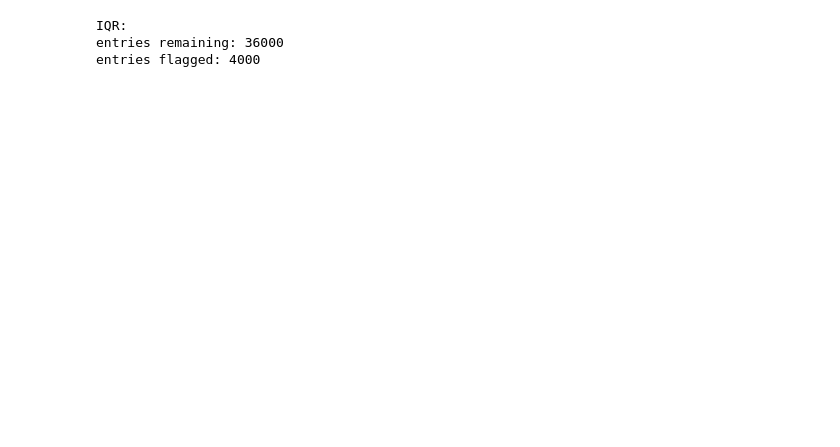
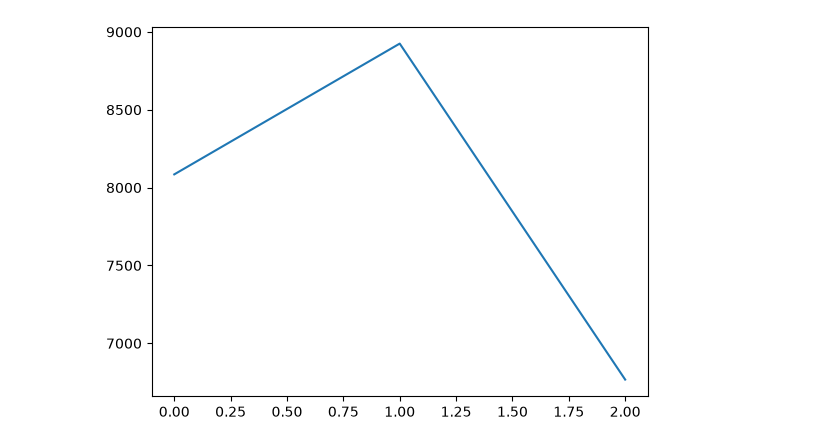
Before and after one commit to matr9s/DatSci_Noise, a Jupyter notebook: pipeline.ipynb, the cells around one changed output. Saved outputs shown, nothing was run; the diff lists cells and outputs as text; code cells hidden in the pictures; blank space fills up the shorter version.

```diff
--- a/pipeline.ipynb
+++ b/pipeline.ipynb
@@ -21,18 +23,7 @@ X, cluster_id = make_blobs(n_samples=sample_amount, n_features=feature_amount, c
 df = pd.DataFrame(X, columns=[f"f{i}" for i in range(X.shape[1])])
-# %%
-#dataset 2 (1 cluster with correlated features)
-
-mean = np.zeros(feature_amount)
-cov = np.random.default_rng(rand).uniform(-0.5, 0.5, size=(feature_amount, feature_amount))
-cov = cov @ cov.T
-X = np.random.default_rng(rand).multivariate_normal(mean, cov, size=sample_amount)
-df = pd.DataFrame(X, columns=[f"f{i}" for i in range(X.shape[1])])
-# %%
-#dataset 3 (nested/ non-linear structure)
-
-X, y = make_gaussian_quantiles(n_samples=sample_amount, n_features=feature_amount, n_classes=3, random_state=rand)
-df = pd.DataFrame(X, columns=[f"f{i}" for i in range(X.shape[1])])
 # %%
+#NOISE ENJECTION FUNCTION
+
 #1 | extreme        | push feature values far outside range
 #2 | gaussian       | add jitter to feature values
 #3 | shuffle        | swap feature values with other row's
@@ -40,7 +31,7 @@ df = pd.DataFrame(X, columns=[f"f{i}" for i in range(X.shape[1])])
 
 #IMPORTANT: WHEN ADDING NOISE MORE THAN ONCE, CHANGE THE SEED OR IT WILL CHOOSE SAME COLUMNS TO ADD NOISE TOO AND OVERIDE PREVIOUS NOISE ADDITIONS
 
-def inject_noise(df, noise_frac=0.1, method=1, n_features_affected=None, seed=rand, mask=None):
+def inject_noise(df, noise_frac=0.1, n_features_affected=None, seed=rand, mask=None):
 
     rng = np.random.default_rng(seed)
     noisy = df.copy()
@@ -60,7 +51,7 @@ def inject_noise(df, noise_frac=0.1, method=1, n_features_affected=None, seed=ra
 
         for col in cols:
             std = df[col].std()
-
+            method = rng.integers(low=1, high=4, endpoint=True)
             match method:
                 case 1:
                     direction = rng.choice([-1, 1])
@@ -80,9 +71,8 @@ def inject_noise(df, noise_frac=0.1, method=1, n_features_affected=None, seed=ra
 
                 case _:
                     raise ValueError(f"Unknown method: {method}")
-
     return noisy, mask
 # %%
-noisy_df, true_mask = inject_noise(df, noise_frac=0.1, method=1)
+noisy_df, true_mask = inject_noise(df, noise_frac=0.0, n_features_affected=5)
 # %%
 print(len(np.array(np.where(true_mask == True)).reshape(-1))/len(true_mask))
@@ -97 +86,17 @@ plt.show()
+# %%
+data = noisy_df.copy()
+mask = true_mask.copy()
+
+j = []
+
+for i in range(1, 4):
+    model = IsolationForest(n_estimators=i * 20, contamination='auto', n_jobs=-1, random_state=rand)
+    flagged = model.fit_predict(data) == -1
+
+    j.append(confusion_matrix(mask, flagged, labels=[False, True])[0][1])
+
+plt.plot(j)
+plt.show()
+# %% [output]
+[figure, added]
 # %%
@@ -207,14 +215,6 @@ def run_lof(data, mask=None):
         return data, mask
     else:
         return data
-# %%
-data = noisy_df.copy()
-mask = true_mask.copy()
-data = run_iqr(data)
-# %% [output]
-IQR:
-entries remaining: 36000
-entries flagged: 4000
 # %%
 data = noisy_df.copy()
 mask = true_mask.copy()
```
Also changed, not shown: parts of 7 cells of this notebook.
